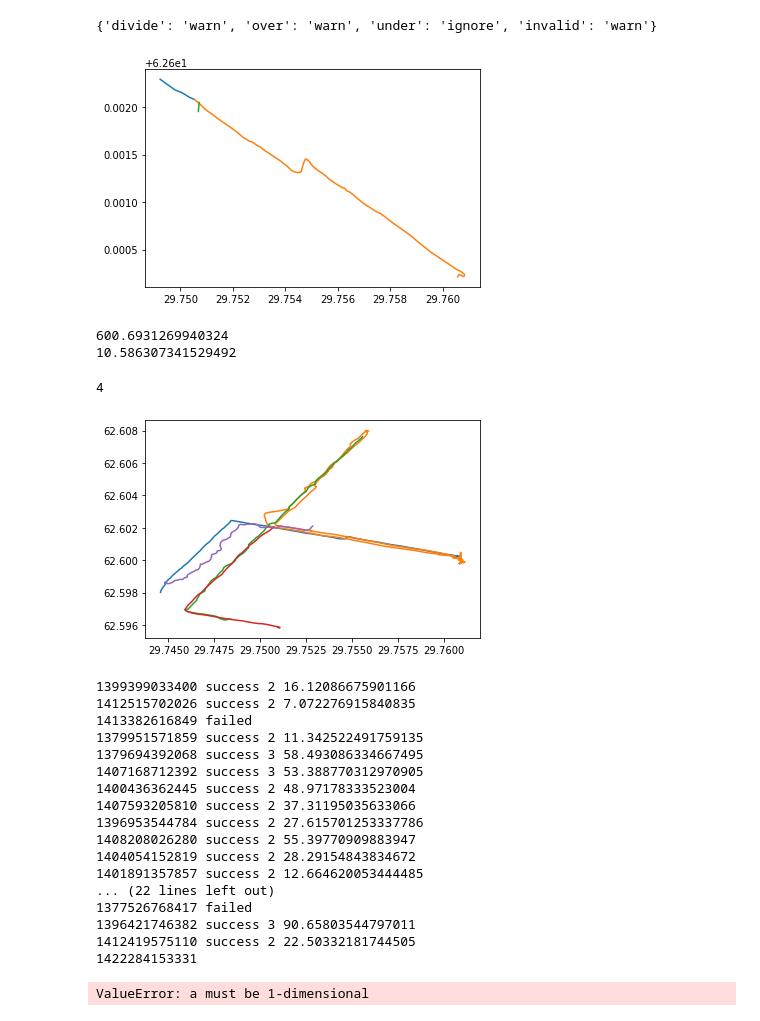
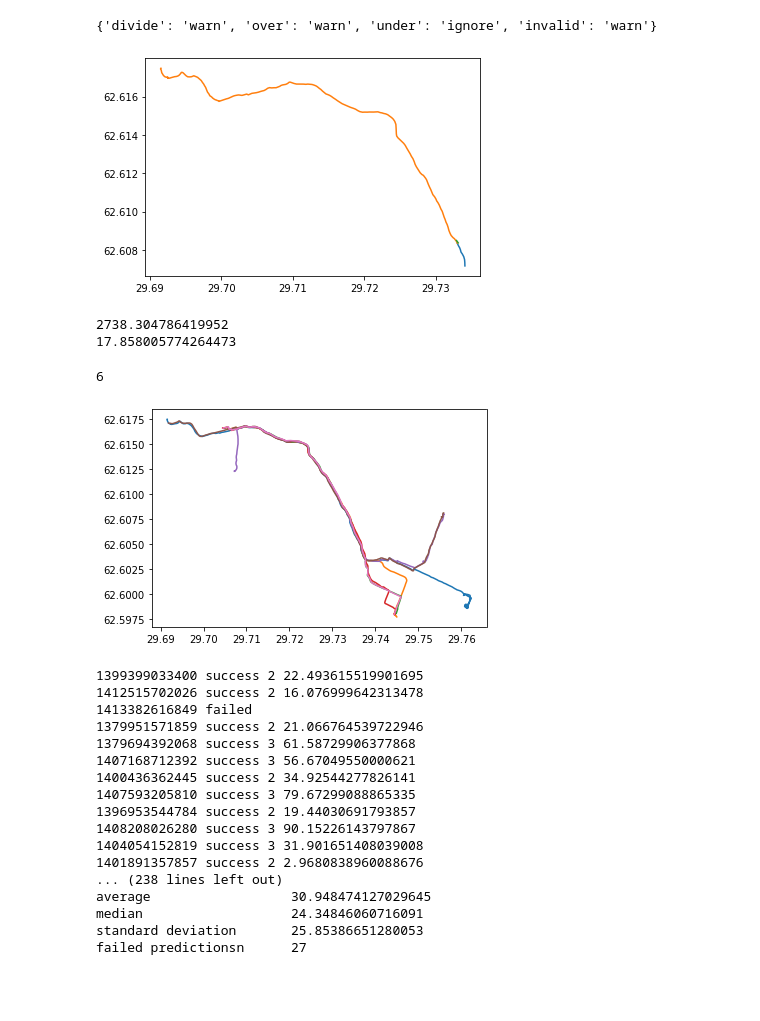
Before and after one commit to ollran/trajpred, a Jupyter notebook: notebooks/history.ipynb, the cells around one changed output. Saved outputs shown, nothing was run; the diff lists cells and outputs as text; code cells hidden in the pictures; blank space fills up the shorter version.

```diff
--- a/notebooks/history.ipynb
+++ b/notebooks/history.ipynb
@@ -6,34 +6,34 @@ np.seterr('raise')
 # %% [output]
 {'divide': 'warn', 'over': 'warn', 'under': 'ignore', 'invalid': 'warn'}
 # %%
-target_trajectory, data = dataset.load_users_trajectories_with_target(898, 1376323154598)
+target_trajectory, data = dataset.load_users_trajectories_with_target(898, 1422284153331)
 head, tail = split.split_trajectory_with_overlap(target_trajectory, 0.5)
 
 head_x, head_y = head[:, 0], head[:, 1]
 tail_x, tail_y = tail[:, 0], tail[:, 1]
 
 prediction = historical.predict_by_picking_random_tail(data, head, 3)
 pred_x, pred_y = prediction[:, 0], prediction[:, 1]
 
 head_x, head_y = head_x[-10:], head_y[-10:]
 plt.plot(head_y, head_x)
 plt.plot(tail_y, tail_x)
 plt.plot(pred_y, pred_x)
 plt.show()
 
 print(distance.calculate_trajectory_length_in_meters(tail))
 print(distance.calculate_trajectory_length_in_meters(prediction))
 # %% [output]
-[figure, old version]
+[figure, new version]
-600.6931269940324
-10.586307341529492
+2738.304786419952
+17.858005774264473
 # %%
 THRESHOLD = 10
 findings = find.find_point_overlapping_trajectories(data, head[-1], THRESHOLD)
 
 print(len(findings))
 # %% [output]
-4
+6
 # %%
 target_x, target_y = target_trajectory[:, 0], target_trajectory[:, 1]
 plt.plot(target_y, target_x)
@@ -43,7 +43,7 @@ for f in findings:
     plt.plot(y, x)
 plt.show()
 # %% [output]
-[figure, old version]
+[figure, new version]
 # %%
 SECONDS = 3
 USER_ID = 898
@@ -75,21 +75,20 @@ print(
     '\nfailed predictionsn\t', failed
 )
 # %% [output]
-1399399033400 success 2 16.12086675901166
-1412515702026 success 2 7.072276915840835
+1399399033400 success 2 22.493615519901695
+1412515702026 success 2 16.076999642313478
 1413382616849 failed
-1379951571859 success 2 11.342522491759135
-1379694392068 success 3 58.493086334667495
-1407168712392 success 3 53.388770312970905
-1400436362445 success 2 48.97178333523004
-1407593205810 success 2 37.31195035633066
-1396953544784 success 2 27.615701253337786
-1408208026280 success 2 55.39770909883947
-1404054152819 success 2 28.29154843834672
-1401891357857 success 2 12.664620053444485
-... (22 lines left out)
-1377526768417 failed
-1396421746382 success 3 90.65803544797011
-1412419575110 success 2 22.50332181744505
-1422284153331
+1379951571859 success 2 21.066764539722946
+1379694392068 success 3 61.58729906377868
+1407168712392 success 3 56.67049550000621
+1400436362445 success 2 34.92544277826141
+1407593205810 success 3 79.67299088865335
+1396953544784 success 2 19.44030691793857
+1408208026280 success 3 90.15226143797867
+1404054152819 success 3 31.901651408039008
+1401891357857 success 2 2.9680838960088676
+... (238 lines left out)
+average                  30.948474127029645
+median                   24.34846060716091
+standard deviation       25.85386651280053
+failed predictionsn      27
-ValueError: a must be 1-dimensional
```
